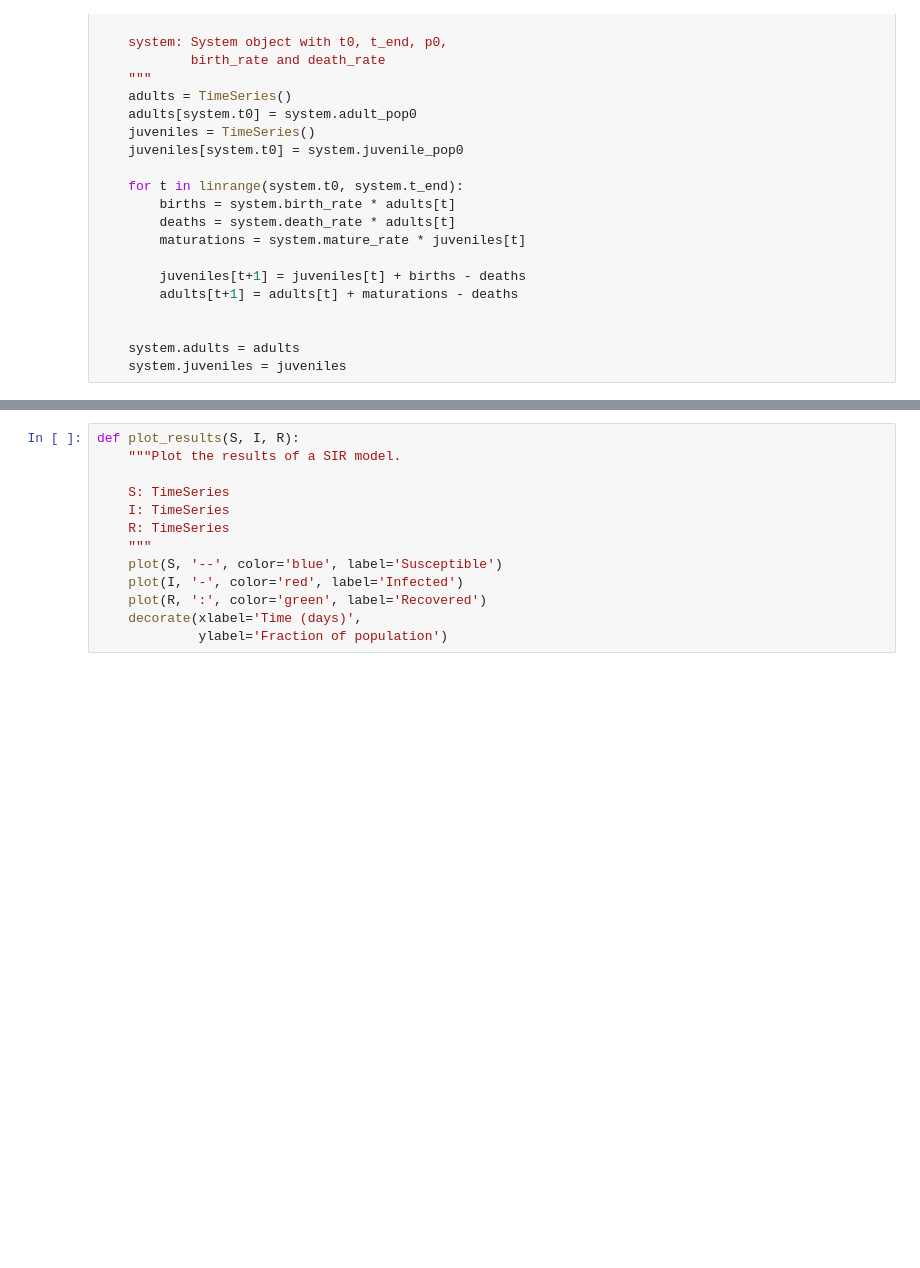
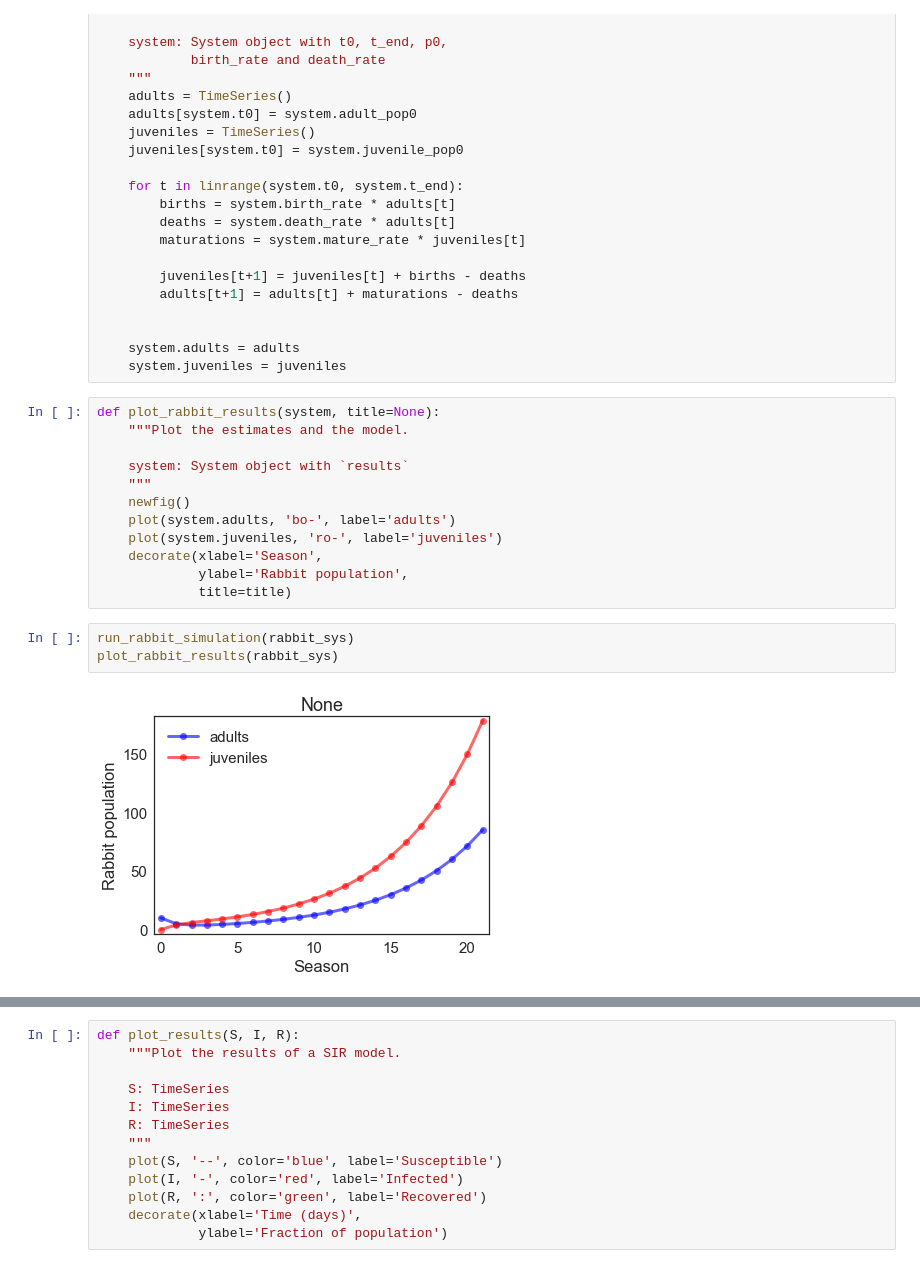
Before and after one commit to JonahSpicher/ModSimPy, a Jupyter notebook: code/Project 1.ipynb, the cells around one changed output, grey strips where cells are left out. Cells and saved outputs as stored; diff of their text form; blank space fills up the shorter version.

```diff
--- a/code/Project 1.ipynb
+++ b/code/Project 1.ipynb
@@ -36,4 +36,21 @@ def run_rabbit_simulation(system):
 
     system.adults = adults
     system.juveniles = juveniles
+# %%
+def plot_rabbit_results(system, title=None):
+    """Plot the estimates and the model.
+
+    system: System object with `results`
+    """
+    newfig()
+    plot(system.adults, 'bo-', label='adults')
+    plot(system.juveniles, 'ro-', label='juveniles')
+    decorate(xlabel='Season',
+             ylabel='Rabbit population',
+             title=title)
+# %%
+run_rabbit_simulation(rabbit_sys)
+plot_rabbit_results(rabbit_sys)
+# %% [output]
+[figure, added]
 # %%
```
Also changed, not shown: parts of 10 cells of this notebook, 3 other files.
